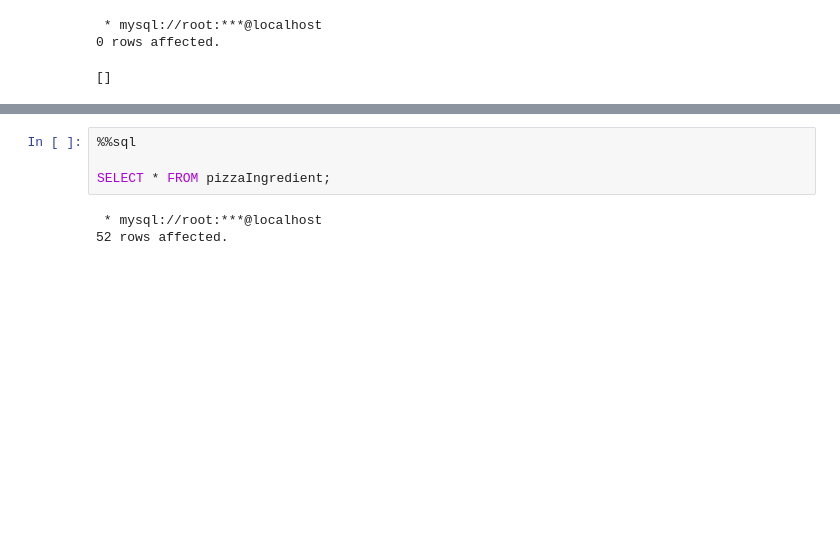
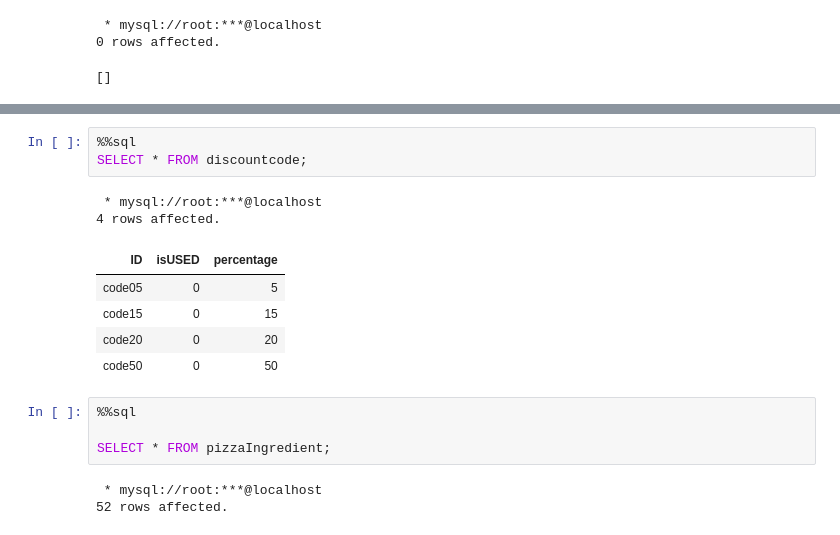
Before and after one commit to misia732/databases_project, a Jupyter notebook: shema.ipynb, the cells around one changed output, grey strips where cells are left out. Cells and saved outputs as stored; diff of their text form; blank space fills up the shorter version.

Commit message:
discounts

```diff
--- a/shema.ipynb
+++ b/shema.ipynb
@@ -373,3 +386,14 @@ ORDER BY ID;
+# %%
+%%sql
+SELECT * FROM discountcode;
+# %% [output]
+ * mysql://root:***@localhost
+4 rows affected.
+| ID | isUSED | percentage |
+| code05 | 0 | 5 |
+| code15 | 0 | 15 |
+| code20 | 0 | 20 |
+| code50 | 0 | 50 |
 # %%
 %%sql
 
```
Also changed, not shown: parts of 1 cell of this notebook, 3 other files.
